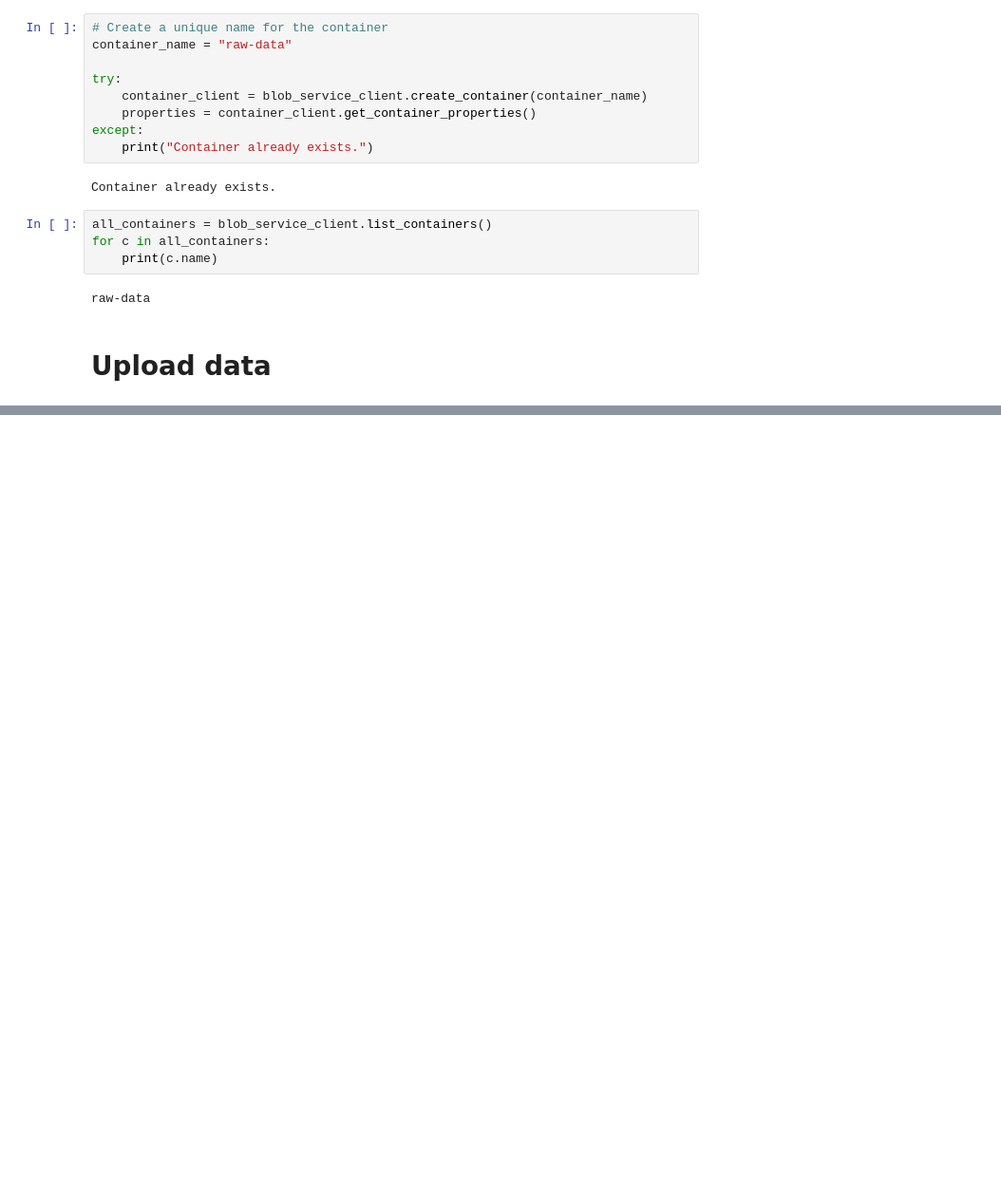
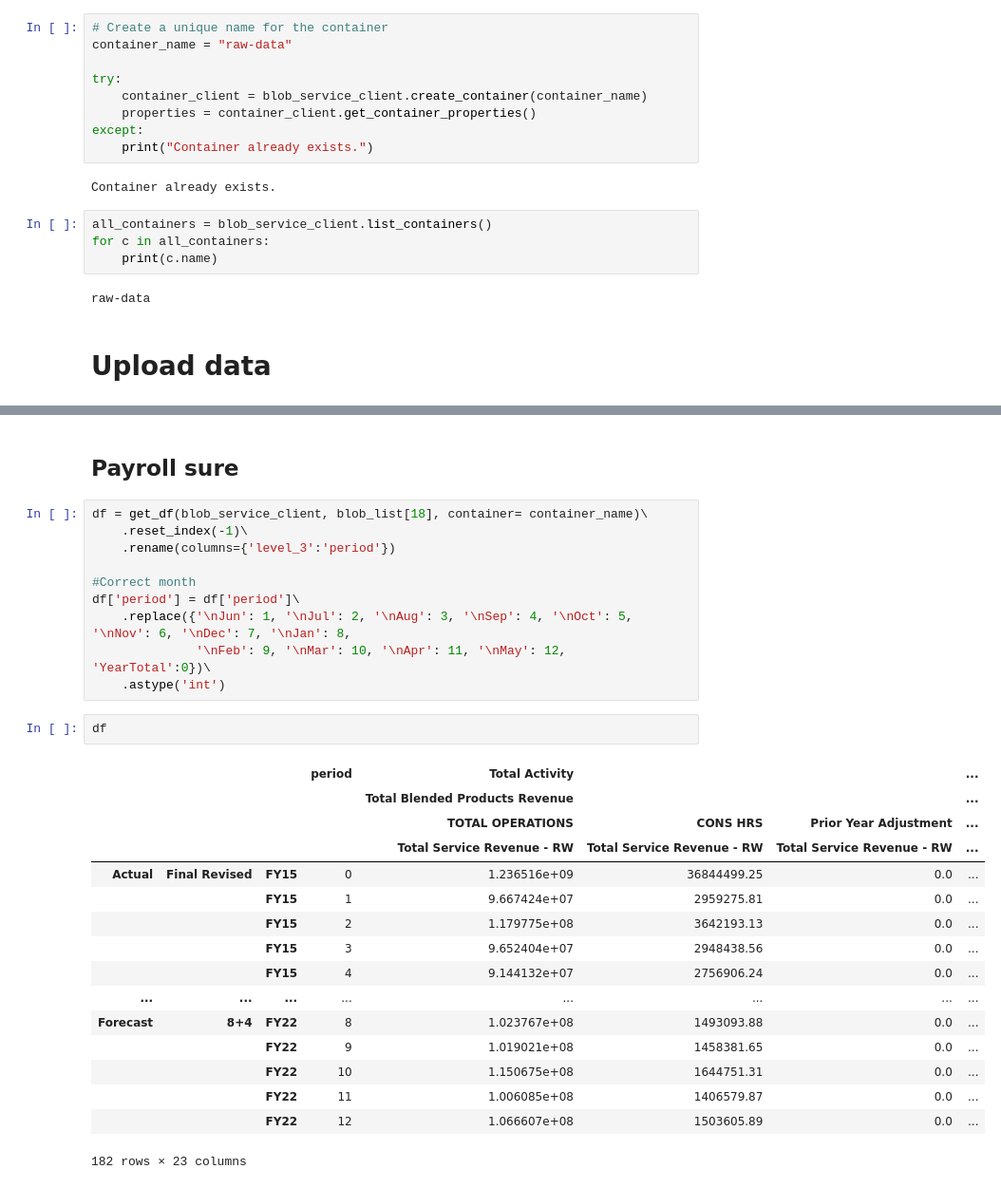
Before and after one commit to jluisjm/Paychex_revenue_forecast, a Jupyter notebook: clean_data.ipynb, the cells around one changed output, grey strips where cells are left out. Shown: that part at 95% size. Cells and saved outputs as stored; diff of their text form; blank space fills up the shorter version.

```diff
--- a/clean_data.ipynb
+++ b/clean_data.ipynb
@@ -74,0 +283,31 @@ blob_client
+# %% [markdown]
+## Payroll sure
+# %%
+df = get_df(blob_service_client, blob_list[18], container= container_name)\
+    .reset_index(-1)\
+    .rename(columns={'level_3':'period'})
+
+#Correct month
+df['period'] = df['period']\
+    .replace({'\nJun': 1, '\nJul': 2, '\nAug': 3, '\nSep': 4, '\nOct': 5, '\nNov': 6, '\nDec': 7, '\nJan': 8,
+              '\nFeb': 9, '\nMar': 10, '\nApr': 11, '\nMay': 12, 'YearTotal':0})\
+    .astype('int')
+# %%
+df
+# %% [output]
+|  |  |  | period | Total Activity |  |  | ... |
+|  |  |  |  | Total Blended Products Revenue |  |  | ... |
+|  |  |  |  | TOTAL OPERATIONS | CONS HRS | Prior Year Adjustment | ... |
+|  |  |  |  | Total Service Revenue - RW | Total Service Revenue - RW | Total Service Revenue - RW | ... |
+| Actual | Final Revised | FY15 | 0 | 1.236516e+09 | 36844499.25 | 0.0 | ... |
+|  |  | FY15 | 1 | 9.667424e+07 | 2959275.81 | 0.0 | ... |
+|  |  | FY15 | 2 | 1.179775e+08 | 3642193.13 | 0.0 | ... |
+|  |  | FY15 | 3 | 9.652404e+07 | 2948438.56 | 0.0 | ... |
+|  |  | FY15 | 4 | 9.144132e+07 | 2756906.24 | 0.0 | ... |
+| ... | ... | ... | ... | ... | ... | ... | ... |
+| Forecast | 8+4 | FY22 | 8 | 1.023767e+08 | 1493093.88 | 0.0 | ... |
+|  |  | FY22 | 9 | 1.019021e+08 | 1458381.65 | 0.0 | ... |
+|  |  | FY22 | 10 | 1.150675e+08 | 1644751.31 | 0.0 | ... |
+|  |  | FY22 | 11 | 1.006085e+08 | 1406579.87 | 0.0 | ... |
+|  |  | FY22 | 12 | 1.066607e+08 | 1503605.89 | 0.0 | ... |
+182 rows × 23 columns
```
Also changed, not shown: parts of 99 cells of this notebook, 8 other files.
